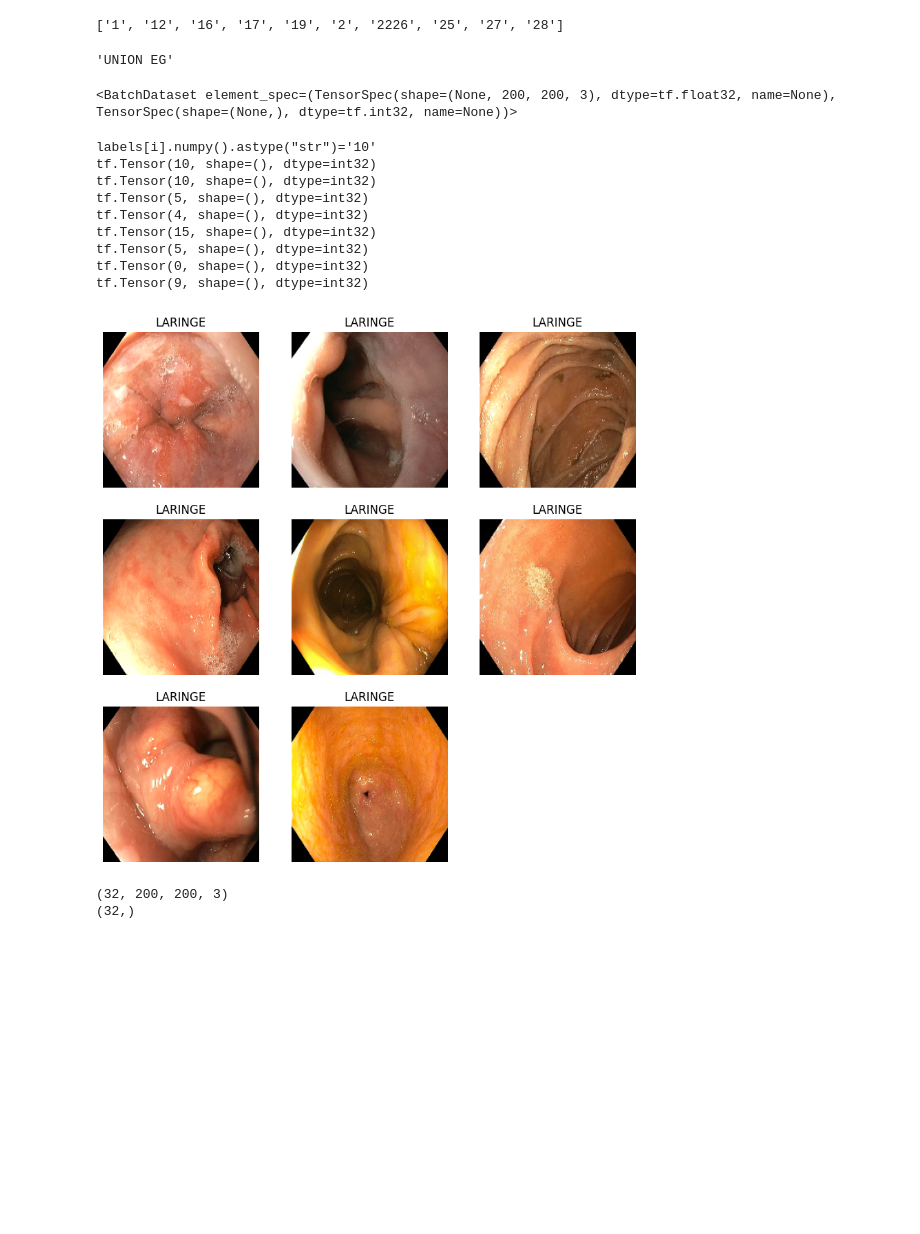
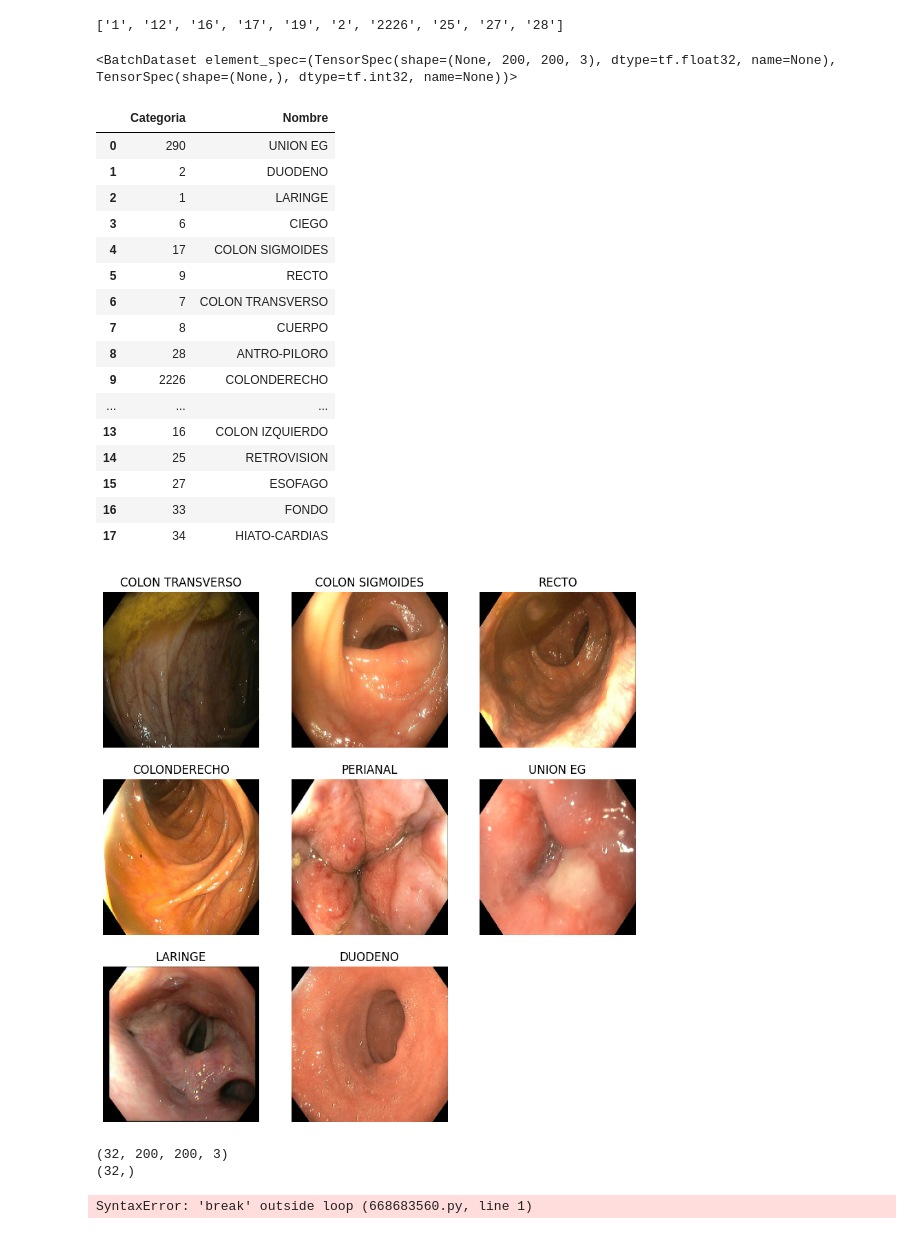
Before and after one commit to elpacko/gastrotrain, a Jupyter notebook: src/Proyecto.ipynb, the cells around one changed output. Cells and saved outputs as stored; diff of their text form; code cells hidden in the pictures; blank space fills up the shorter version.

Commit message:
se arregla la fucion para mostar el label de las imagenes

```diff
--- a/src/Proyecto.ipynb
+++ b/src/Proyecto.ipynb
@@ -153,35 +151,39 @@ categorias_dict = categorias.to_dict('records')
-# %%
-[d['Nombre'] for d  in categorias_dict if d["Categoria"] == 290][0]
-#categorias_dict
-# %% [output]
-'UNION EG'
 # %%
 train_ds
 # %% [output]
 <BatchDataset element_spec=(TensorSpec(shape=(None, 200, 200, 3), dtype=tf.float32, name=None), TensorSpec(shape=(None,), dtype=tf.int32, name=None))>
+# %%
+categorias
+# %% [output]
+|  | Categoria | Nombre |
+| 0 | 290 | UNION EG |
+| 1 | 2 | DUODENO |
+| 2 | 1 | LARINGE |
+| 3 | 6 | CIEGO |
+| 4 | 17 | COLON SIGMOIDES |
+| 5 | 9 | RECTO |
+| 6 | 7 | COLON TRANSVERSO |
+| 7 | 8 | CUERPO |
+| 8 | 28 | ANTRO-PILORO |
+| 9 | 2226 | COLONDERECHO |
+| ... | ... | ... |
+| 13 | 16 | COLON IZQUIERDO |
+| 14 | 25 | RETROVISION |
+| 15 | 27 | ESOFAGO |
+| 16 | 33 | FONDO |
+| 17 | 34 | HIATO-CARDIAS |
 # %%
-#TODO: arreglar la nomenclatura de las categorias
 import matplotlib.pyplot as plt
 
 plt.figure(figsize=(10, 10))
 for images, labels in train_ds.take(1):
-    print(f'{labels[i].numpy().astype("str")=}')
     for i in range(8):
         ax = plt.subplot(3, 3, i + 1)
         plt.imshow(images[i].numpy().astype("uint8"))
-        titulo = [d['Nombre'] for d  in categorias_dict if d["Categoria"] == int(1)][0]
+        titulo = list(categorias[categorias['Categoria'] == int(class_names[labels[i]])]["Nombre"])[0]
         plt.title(titulo)
         plt.axis("off")
 # %% [output]
-labels[i].numpy().astype("str")='10'
-tf.Tensor(10, shape=(), dtype=int32)
-tf.Tensor(10, shape=(), dtype=int32)
-tf.Tensor(5, shape=(), dtype=int32)
-tf.Tensor(4, shape=(), dtype=int32)
-tf.Tensor(15, shape=(), dtype=int32)
-tf.Tensor(5, shape=(), dtype=int32)
-tf.Tensor(0, shape=(), dtype=int32)
-tf.Tensor(9, shape=(), dtype=int32)
-[figure, old version]
+[figure, new version]
 # %%
 for image_batch, labels_batch in train_ds:
@@ -191,6 +193,10 @@ for image_batch, labels_batch in train_ds:
 # %% [output]
 (32, 200, 200, 3)
 (32,)
+# %%
+break
+# %% [output]
+SyntaxError: 'break' outside loop (668683560.py, line 1)
 # %%
 AUTOTUNE = tf.data.AUTOTUNE
 
```
Also changed, not shown: parts of 13 cells of this notebook.
